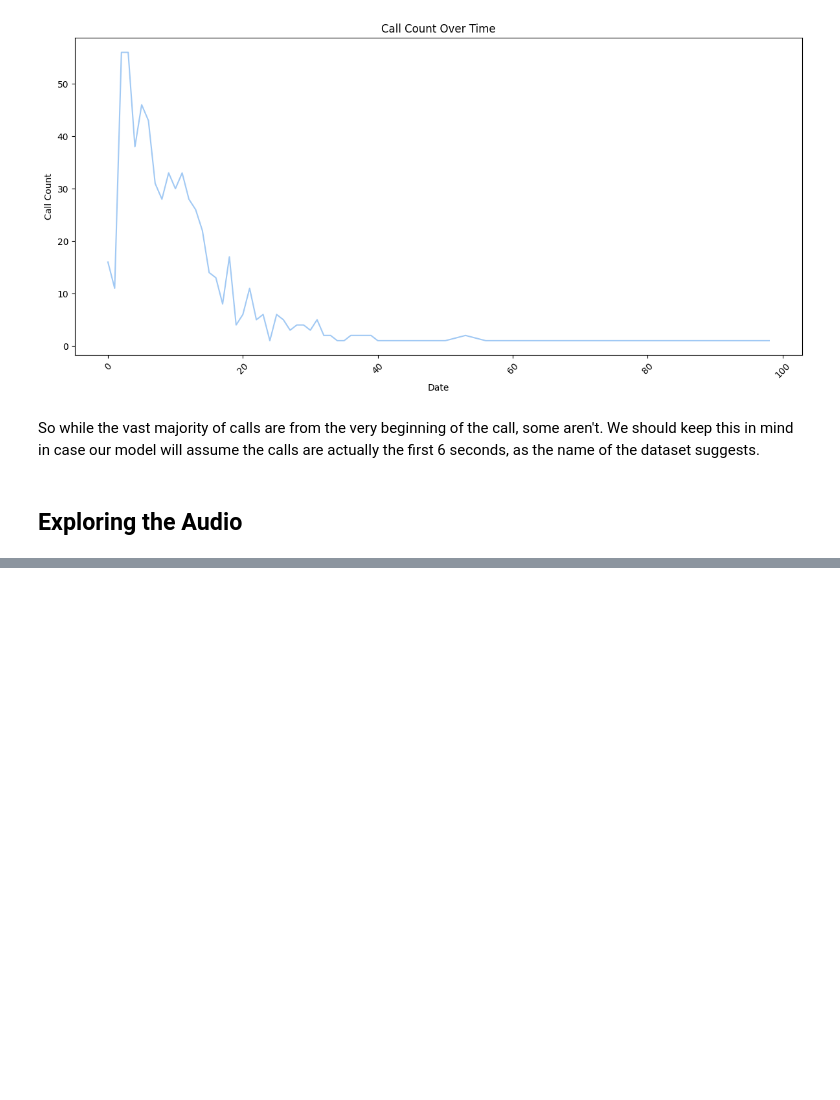
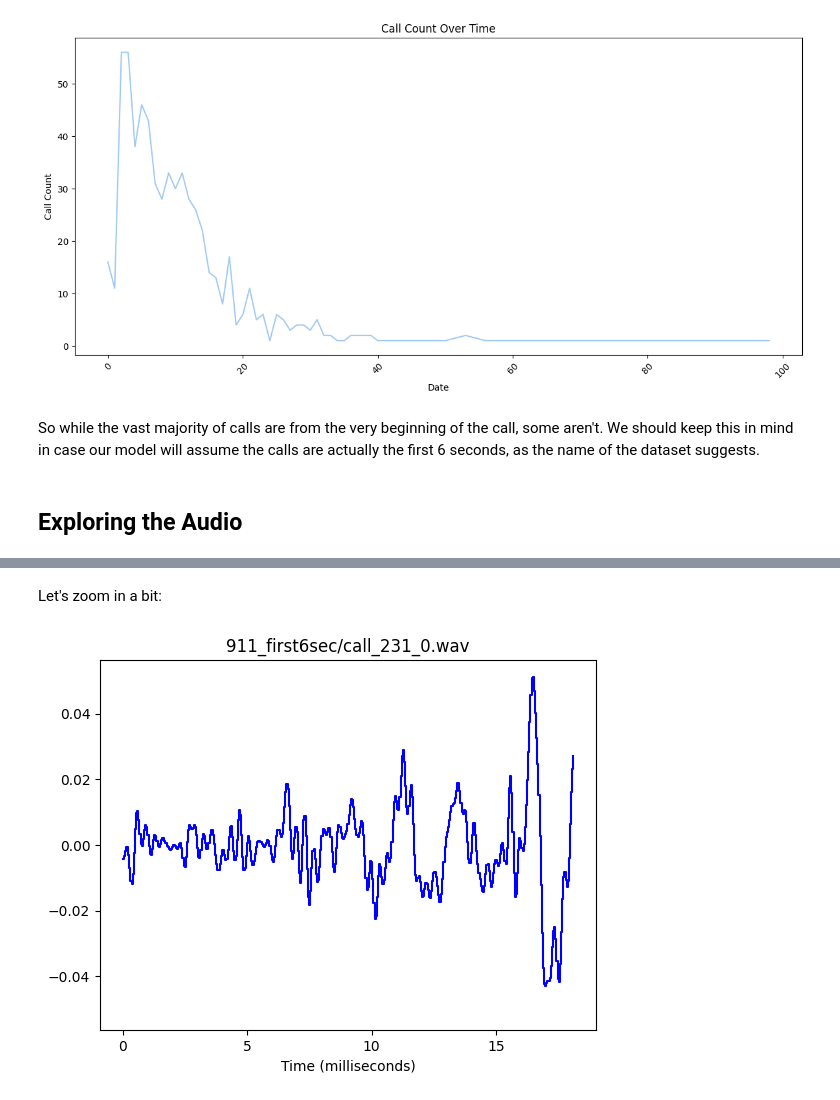
Before and after one commit to ramwtz/data-science-project, a Jupyter notebook: csv_eda.ipynb, the cells around one changed output, grey strips where cells are left out. Cells and saved outputs as stored; diff of their text form; code cells hidden in the pictures; blank space fills up the shorter version.

```diff
--- a/csv_eda.ipynb
+++ b/csv_eda.ipynb
@@ -389,0 +480,13 @@ TypeError: 'numpy.ndarray' object is not callable
+# %% [markdown]
+Let's zoom in a bit:
+# %%
+# fetch a smaller segment in the middle of the signal
+mid_point = len(sample_data) // 2
+zoom_in_data = sample_data[mid_point - 200 : mid_point + 200]
+
+lbrs.display.waveshow(
+    zoom_in_data, sr=sample_rate, axis='ms', label=sample_filename, color='b')
+plt.title(sample_filename)
+plt.show()
+# %% [output]
+[figure, added]
```
Also changed, not shown: parts of 26 cells of this notebook, 1 other file.
